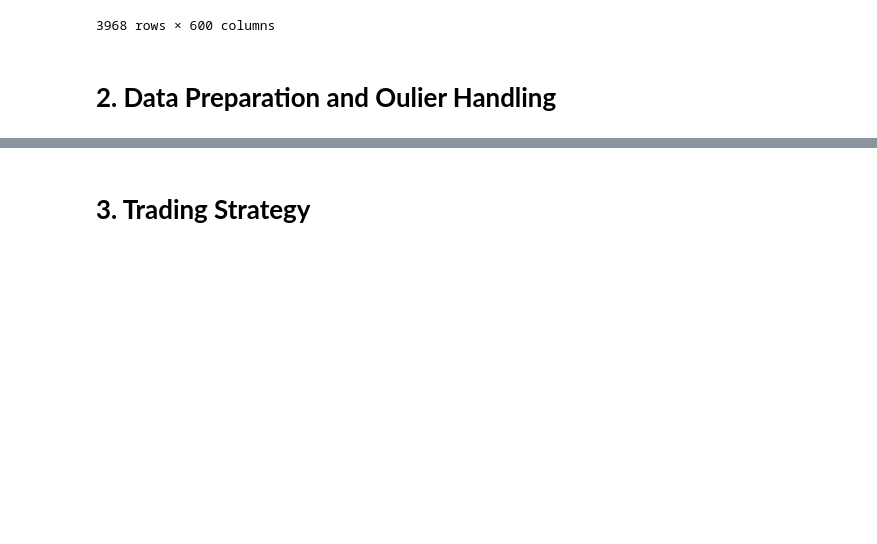
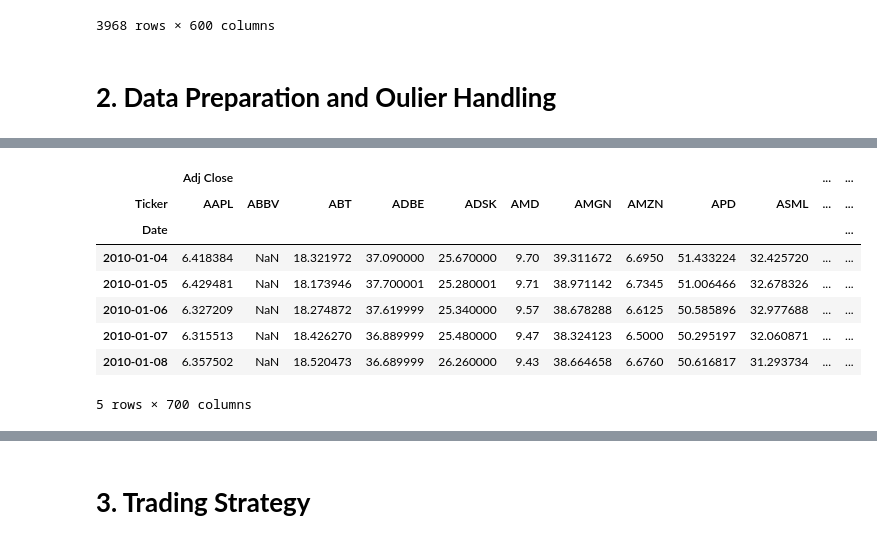
Before and after one commit to buibaongan/CF_Ngan23280071_Dung23280048, a Jupyter notebook: notebook/main.ipynb, the cells around one changed output, grey strips where cells are left out. Drawn from its saved outputs; the diff is of its cells as text; code cells hidden in the pictures; blank space fills up the shorter version.

```diff
--- a/notebook/main.ipynb
+++ b/notebook/main.ipynb
@@ -51,21 +53,19 @@ data.head()
 5 rows × 600 columns
 # %%
-prepare = DataProcessor("price_volume_data.csv")
+processor = DataProcessor("price_volume_data.csv")
 
-# for ticker in prepare.tickers:
-#     prepare.check_na(ticker)
-
-prepare.add_log_returns()
-
-prepare.winsorize_data()
-
-prepare.save_cleaned_data("cleaned_price_volume_data.csv")
-
-# for ticker in tickers:
-#     prepare.draw_boxplot(ticker, 'Return')
-
-# for ticker in tickers:
-#     prepare.draw_histogram(ticker, 'Return')
+df = processor.process()
+df.head()
+# %% [output]
+|  | Adj Close |  |  |  |  |  |  |  |  |  | ... | ... |
+| Ticker | AAPL | ABBV | ABT | ADBE | ADSK | AMD | AMGN | AMZN | APD | ASML | ... | ... |
+| Date |  |  |  |  |  |  |  |  |  |  |  | ... |
+| 2010-01-04 | 6.418384 | NaN | 18.321972 | 37.090000 | 25.670000 | 9.70 | 39.311672 | 6.6950 | 51.433224 | 32.425720 | ... | ... |
+| 2010-01-05 | 6.429481 | NaN | 18.173946 | 37.700001 | 25.280001 | 9.71 | 38.971142 | 6.7345 | 51.006466 | 32.678326 | ... | ... |
+| 2010-01-06 | 6.327209 | NaN | 18.274872 | 37.619999 | 25.340000 | 9.57 | 38.678288 | 6.6125 | 50.585896 | 32.977688 | ... | ... |
+| 2010-01-07 | 6.315513 | NaN | 18.426270 | 36.889999 | 25.480000 | 9.47 | 38.324123 | 6.5000 | 50.295197 | 32.060871 | ... | ... |
+| 2010-01-08 | 6.357502 | NaN | 18.520473 | 36.689999 | 26.260000 | 9.43 | 38.664658 | 6.6760 | 50.616817 | 31.293734 | ... | ... |
+5 rows × 700 columns
 # %%
 c = Calculate("cleaned_price_volume_data.csv")
 c.add_indicators()
```
Also changed, not shown: parts of 18 cells of this notebook, 3 other files.
